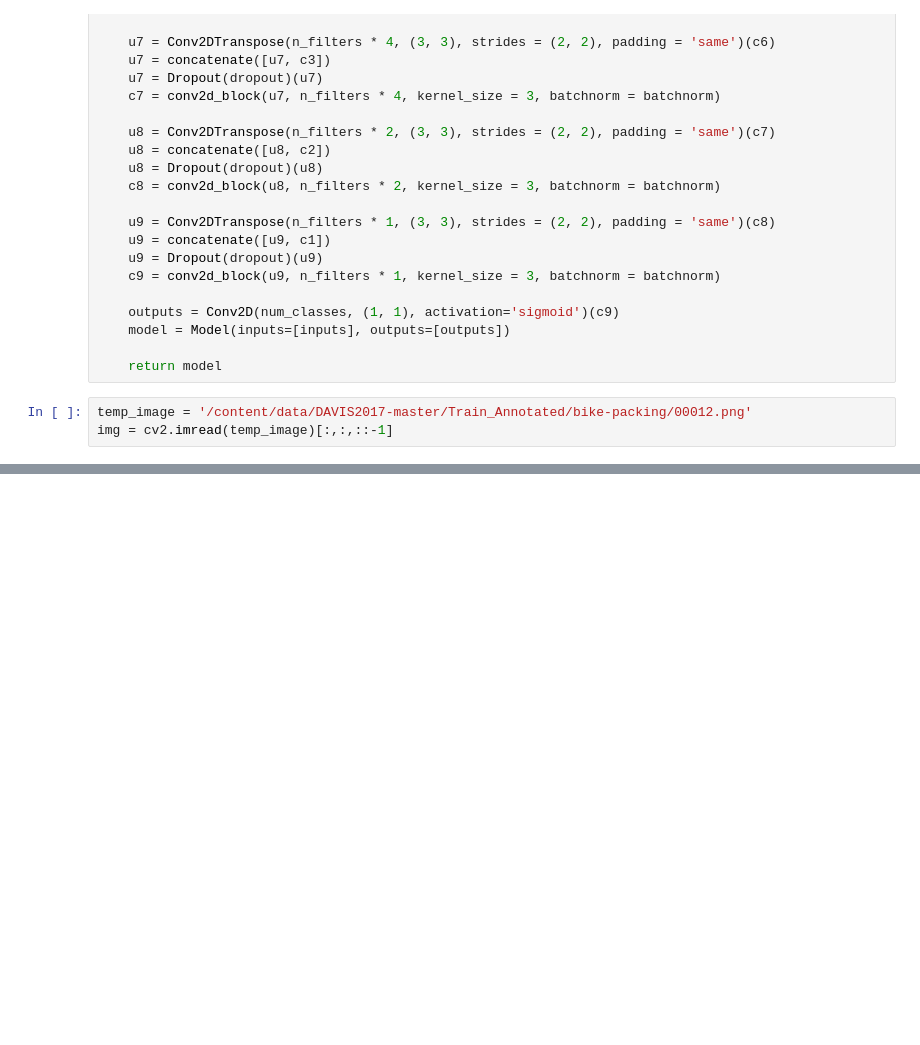
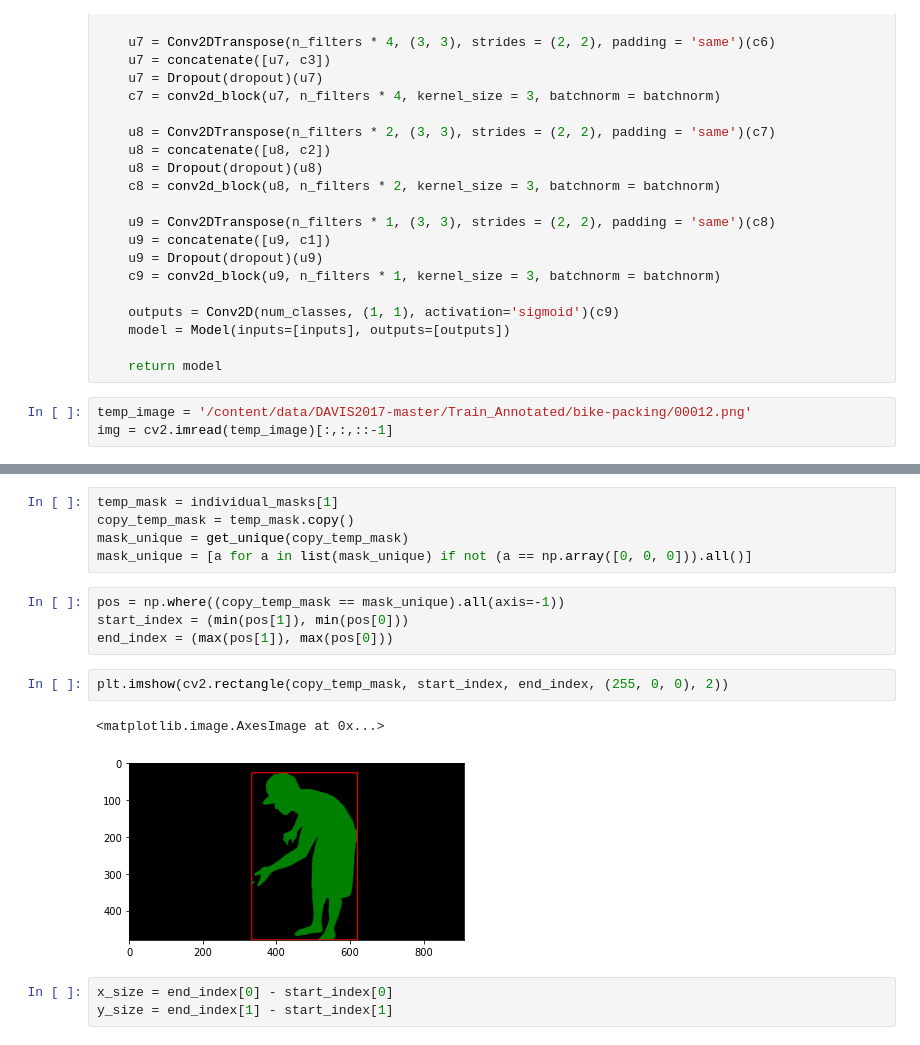
Before and after one commit to kaleeswaranm/MaskTrack, a Jupyter notebook: masktrack.ipynb, the cells around one changed output, grey strips where cells are left out. Cells and saved outputs as stored; diff of their text form; blank space fills up the shorter version.

```diff
--- a/masktrack.ipynb
+++ b/masktrack.ipynb
@@ -111,0 +128,17 @@ print(unique)
+# %%
+temp_mask = individual_masks[1]
+copy_temp_mask = temp_mask.copy()
+mask_unique = get_unique(copy_temp_mask)
+mask_unique = [a for a in list(mask_unique) if not (a == np.array([0, 0, 0])).all()]
+# %%
+pos = np.where((copy_temp_mask == mask_unique).all(axis=-1))
+start_index = (min(pos[1]), min(pos[0]))
+end_index = (max(pos[1]), max(pos[0]))
+# %%
+plt.imshow(cv2.rectangle(copy_temp_mask, start_index, end_index, (255, 0, 0), 2))
+# %% [output]
+<matplotlib.image.AxesImage at 0x...>
+[figure, added]
+# %%
+x_size = end_index[0] - start_index[0]
+y_size = end_index[1] - start_index[1]
```
Also changed, not shown: parts of 6 cells of this notebook.
